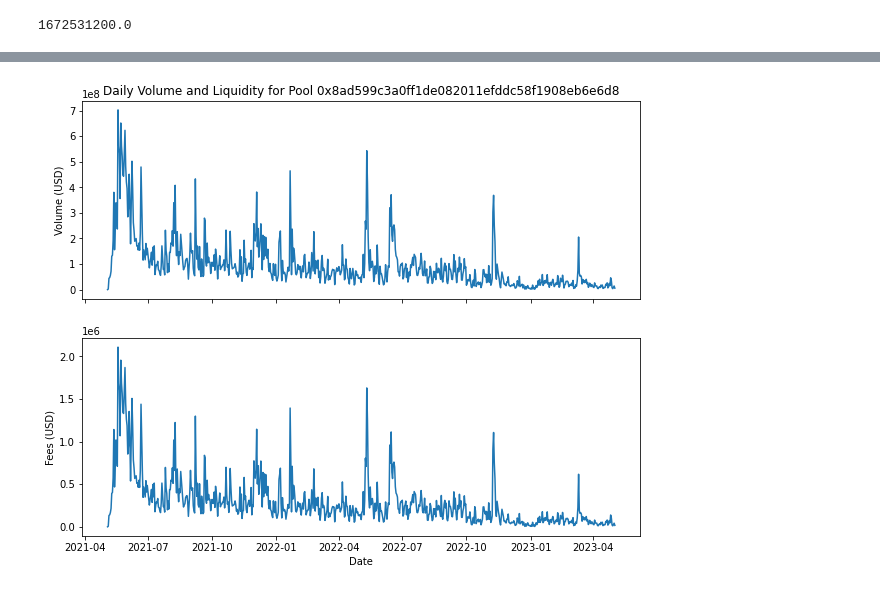
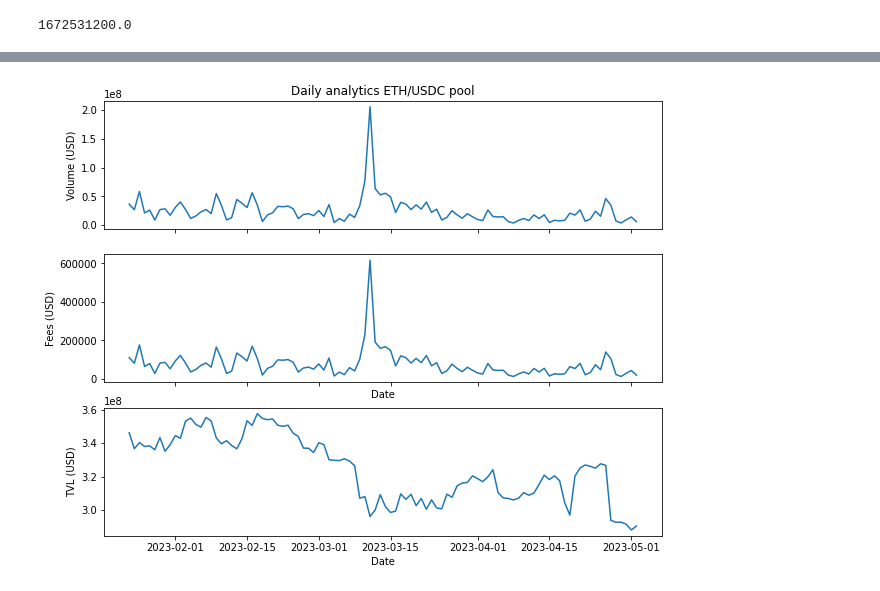
Before and after one commit to ElisabethDuijnstee/CryptoAnalysis, a Jupyter notebook: graph.ipynb, the cells around one changed output, grey strips where cells are left out. Cells and saved outputs as stored; diff of their text form; code cells hidden in the pictures.

Commit message:
added graphs

```diff
--- a/graph.ipynb
+++ b/graph.ipynb
@@ -53,15 +53,30 @@ query = """
             token1 {
                 symbol
             }
-            poolDayData(first: 1000, orderBy: date, orderDirection: asc) {
+            poolDayData(last: 100, orderBy: date, orderDirection: desc) {
                 date
                 liquidity
                 volumeUSD
                 feesUSD
+                tvlUSD
             }
         }
     }
 """
+# %%
+query = """
+    query {
+        pools(first: 100, where: {id: "0x8ad599c3a0ff1de082011efddc58f1908eb6e6d8"}, orderBy: date, orderDirection: desc) {
+            totalValueLockedUSD
+            poolDayData(last: 100, orderBy: date, orderDirection: desc) {
+                date
+                liquidity
+                volumeUSD
+                feesUSD
+            }
+        }
+    }
+"""
 # %%
 # Send the query to the API endpoint
 response = requests.post(api_endpoint, json={'query': query})
@@ -92,25 +107,31 @@ df.set_index('date', inplace=True)
 # %%
 df['volumeUSD'] = pd.to_numeric(df["volumeUSD"])
 df['feesUSD'] = pd.to_numeric(df["feesUSD"])
+df['tvlUSD'] = pd.to_numeric(df["tvlUSD"])
 
 #df['liquidity'] = pd.to_numeric(df['liquidity'])
 # %%
 # Plot the daily volume over time
 
 # Create a figure with two subplots
-fig, (ax1, ax2) = plt.subplots(2, 1, sharex=True, figsize=(10, 8))
+fig, (ax1, ax2, ax3) = plt.subplots(3, 1, sharex=True, figsize=(10, 8))
 
 # Plot the daily volume over time
 ax1.plot(df.index, df['volumeUSD'])
 ax1.set_ylabel("Volume (USD)")
-ax1.set_title("Daily Volume and Liquidity for Pool {}".format(pool_address))
+ax1.set_title("Daily analytics ETH/USDC pool".format(pool_address))
 
 # Plot the liquidity over time
 ax2.plot(df.index, df['feesUSD'])
 ax2.set_ylabel("Fees (USD)")
 ax2.set_xlabel("Date")
 
+# Plot the liquidity over time
+ax3.plot(df.index, df['tvlUSD'])
+ax3.set_ylabel("TVL (USD)")
+ax3.set_xlabel("Date")
+
 # Display the plot
 plt.show()
 # %% [output]
-[figure, old version]
+[figure, new version]
```
Also changed, not shown: parts of 2 cells of this notebook.
